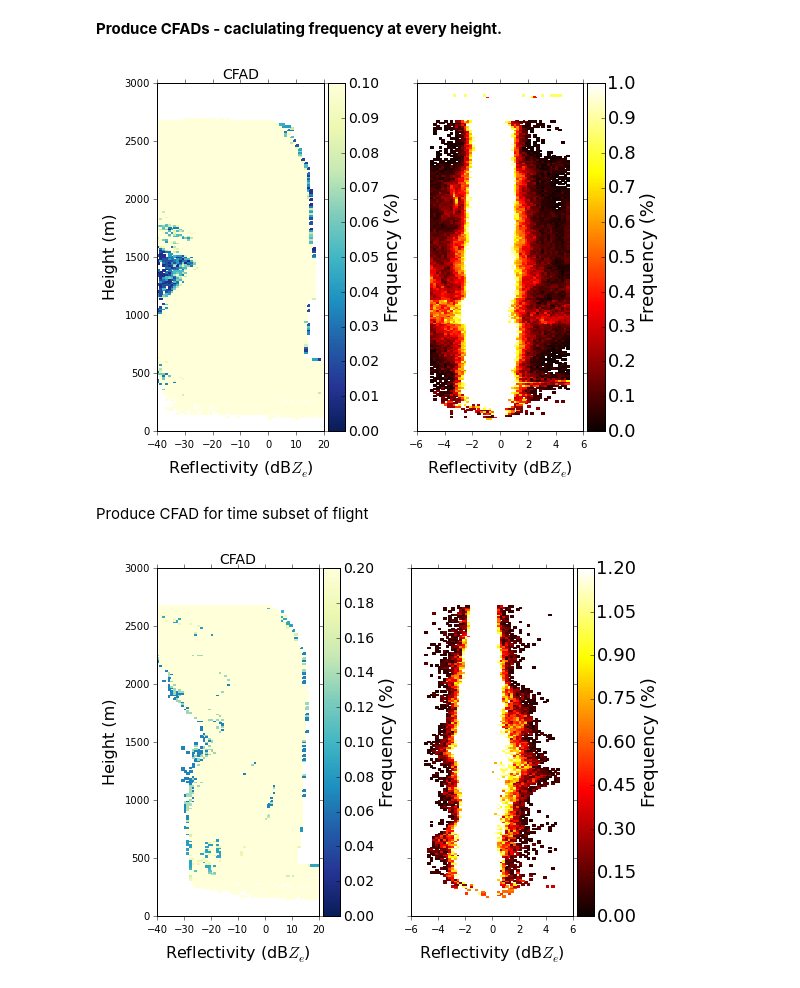
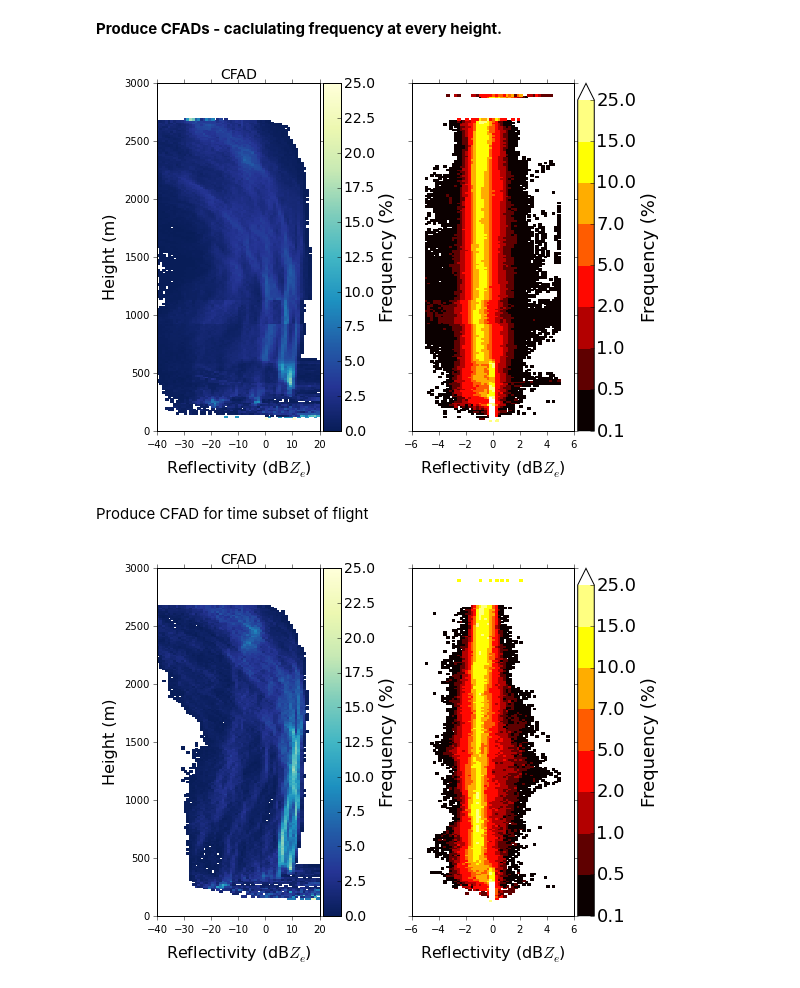
Before and after one commit to nguy/AWOT, a Jupyter notebook: examples/awot_plot_wcr2.ipynb, the cells around one changed output. Cells and saved outputs as stored; diff of their text form; code cells hidden in the pictures.

```diff
--- a/examples/awot_plot_wcr2.ipynb
+++ b/examples/awot_plot_wcr2.ipynb
@@ -152,23 +152,23 @@ figC.tight_layout()
 # %%
 figC, (axZ, axW) = plt.subplots(1, 2, sharey=True, figsize=(8,6))
 
 cfadZ = wcr_util.plot_cfad('reflectivity', height_axis=1,
                            xbinsminmax=(-40., 20.), nbinsx=61, plot_percent=True, plot_colorbar=True,
-                           vmin=0., vmax=.1,
+                           vmin=0., vmax=25,
                            xlab= "Reflectivity (dB${Z}$$_{e}$)", ylab="Height (m)", xpad=10,
                            xlabFontSize=16, ylabFontSize=16,
                            title="CFAD", titleFontSize=14,
                            cb_fontsize=18, cb_ticklabel_size=14, cb_pad=.02, cmap='YlGnBu_r',
                            mask_below=.01, ax=axZ)
 cfadW = wcr_util.plot_cfad('velocity', height_axis=1,
                            xbinsminmax=(-5., 5.), nbinsx=51, plot_percent=True, plot_colorbar=True,
-                           vmin=0., vmax=1., #discrete_cmap_levels= [.1, .5, 1, 2, 5, 7, 10, 15, 25],
+                           discrete_cmap_levels= [.1, .5, 1, 2, 5, 7, 10, 15, 25],
                            xlab= "Reflectivity (dB${Z}$$_{e}$)", xpad=10, xlabFontSize=16,
                            cb_fontsize=18, cb_ticklabel_size=18, cb_pad=.02, cmap='hot',
                            mask_below=.01, ax=axW)
 figC.tight_layout()
 # %% [output]
-[figure, old version]
+[figure, new version]
 # %% [markdown]
 Produce CFAD for time subset of flight
 # %%
@@ -176,7 +176,7 @@ figC, ((axZ1, axW1)) = plt.subplots(1, 2, sharey=True, figsize=(8,6))
 
 wcr_util.plot_cfad('reflectivity', height_axis=1, start_time=start_time, end_time=end_time,
                    xbinsminmax=(-40., 20.), nbinsx=61, plot_percent=True, plot_colorbar=True,
-                   vmin=0., vmax=.2,
+                   vmin=0., vmax=25,
                    xlab= "Reflectivity (dB${Z}$$_{e}$)", ylab="Height (m)", xpad=10,
                    xlabFontSize=16, ylabFontSize=16,
                    title="CFAD", titleFontSize=14,
@@ -184,10 +184,10 @@ wcr_util.plot_cfad('reflectivity', height_axis=1, start_time=start_time, end_tim
                     mask_below=.01, ax=axZ1)
 wcr_util.plot_cfad('velocity', height_axis=1, start_time=start_time, end_time=end_time,
                    xbinsminmax=(-5., 5.), nbinsx=51, plot_percent=True, plot_colorbar=True,
-                   vmin=0., vmax=1.2,
+                   discrete_cmap_levels= [.1, .5, 1, 2, 5, 7, 10, 15, 25],
                    xlab= "Reflectivity (dB${Z}$$_{e}$)", xpad=10, xlabFontSize=16,
                    cb_fontsize=18, cb_ticklabel_size=18, cb_pad=.02, cmap='hot',
                    mask_below=.01, ax=axW1)
 figC.tight_layout()
 # %% [output]
-[figure, old version]
+[figure, new version]
```
Also changed, not shown: 3 other files.
